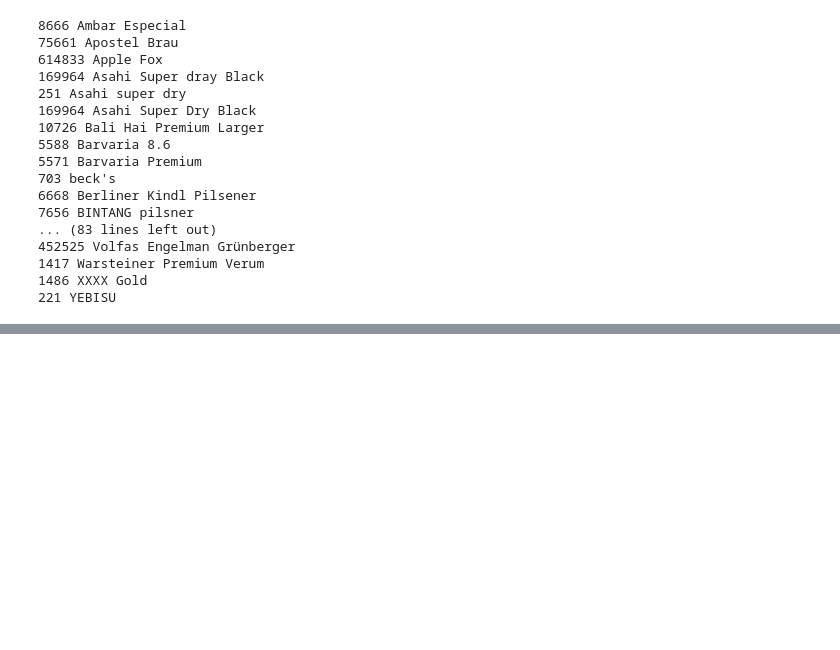
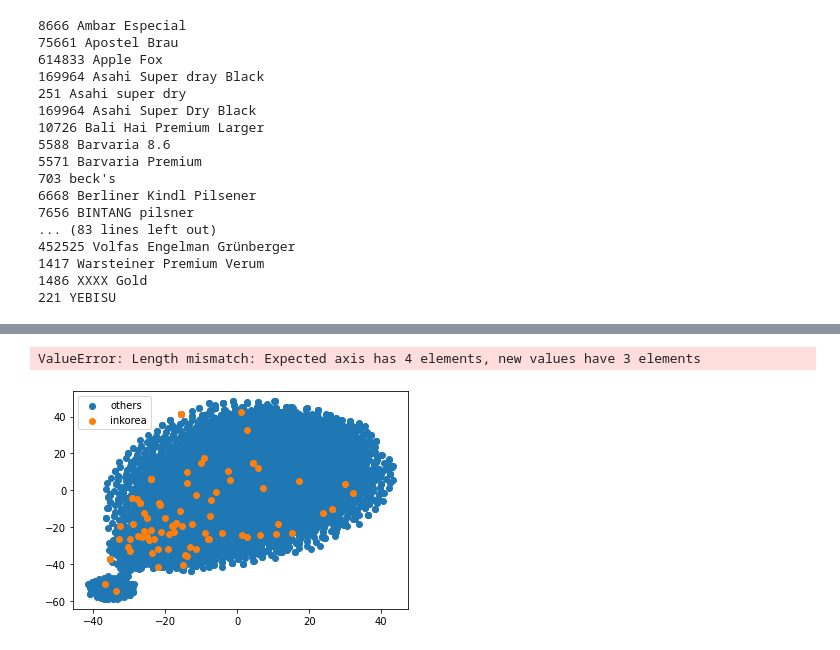
Before and after one commit to boostcampaitech3/final-project-level3-recsys-10, a Jupyter notebook: backend/recommendAPI/s3rec/inference.ipynb, the cells around one changed output, grey strips where cells are left out. Saved outputs shown, nothing was run; the diff lists cells and outputs as text; code cells hidden in the pictures; blank space fills up the shorter version.

```diff
--- a/backend/recommendAPI/s3rec/inference.ipynb
+++ b/backend/recommendAPI/s3rec/inference.ipynb
@@ -311,0 +324,3 @@ Name: 98, dtype: object)
+# %%
+df_beer_style = df_beer_style[df_beer_style["beer_id"].isin(le.inverse_transform(rating_df["item"].unique()))]
+df_beer_style
@@ -311,0 +341,2 @@ Name: 98, dtype: object)
+# %%
+df_beer_style["item"] = le.transform(df_beer_style["beer_id"])
@@ -311,0 +359,3 @@ Name: 98, dtype: object)
+# %%
+inkorea_beer_list = filter_df[filter_df["mik"].isna()]["beer_id"].tolist()
+df_beer_style["isinkorea_beer"] = df_beer_style["beer_id"].isin(inkorea_beer_list)
@@ -311,0 +378,15 @@ Name: 98, dtype: object)
+# %%
+df_tsne = df_tsne.reset_index()
+df_tsne.columns = ["item", "component 0", "component 1"]
+df_tsne = df_tsne.merge(df_beer_style, on = "item", how = "left")
+# %% [output]
+ValueError: Length mismatch: Expected axis has 4 elements, new values have 3 elements
+# %%
+df_tsne_common = df_tsne.query("isinkorea_beer == False")
+plt.scatter(df_tsne_common["component 0"], df_tsne_common["component 1"], label = "others")
+df_tsne_inkorea = df_tsne.query("isinkorea_beer == True")
+plt.scatter(df_tsne_inkorea["component 0"], df_tsne_inkorea["component 1"], label = "inkorea")
+plt.legend()
+plt.show()
+# %% [output]
+[figure, added]
```
Also changed, not shown: parts of 17 cells of this notebook, 3 other files.
